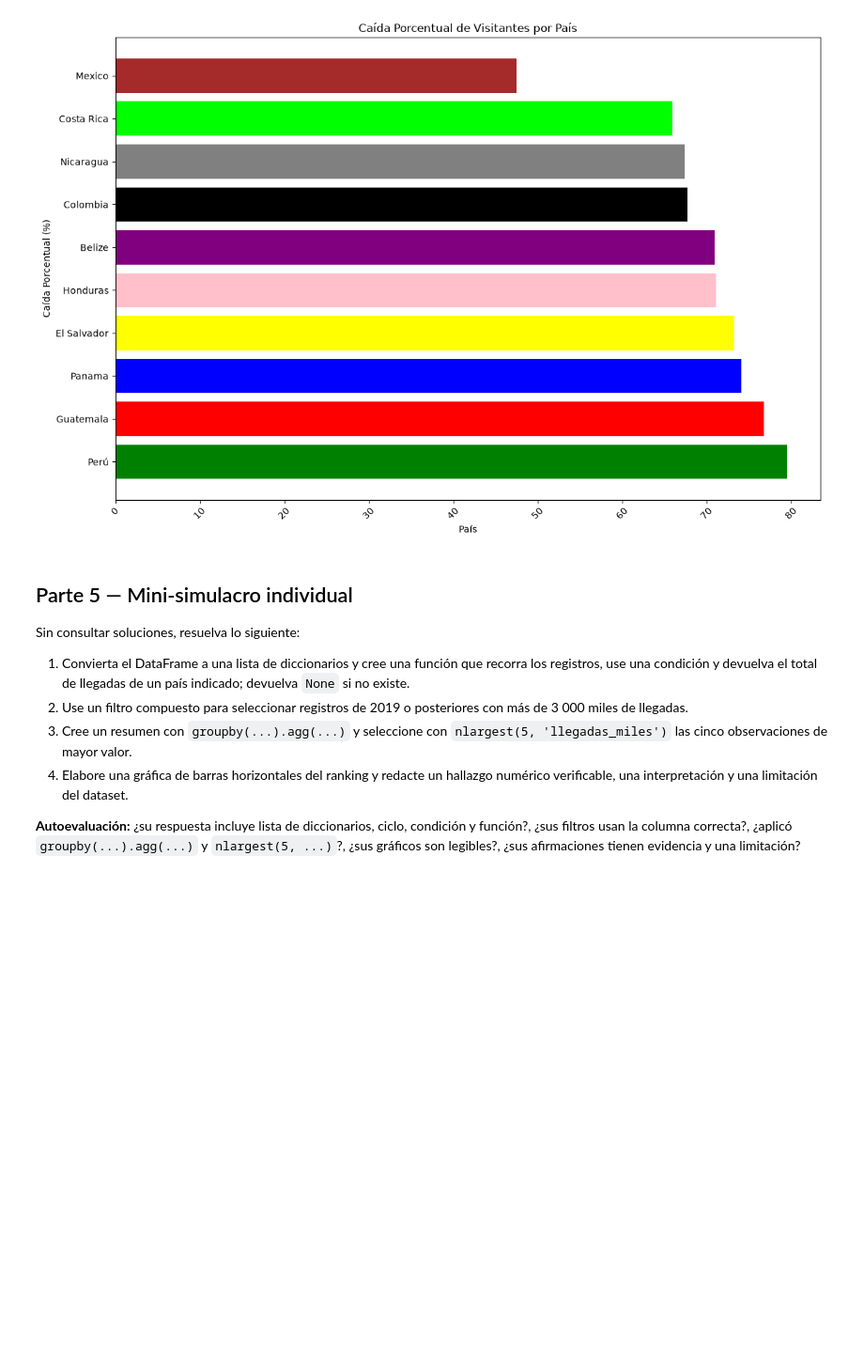
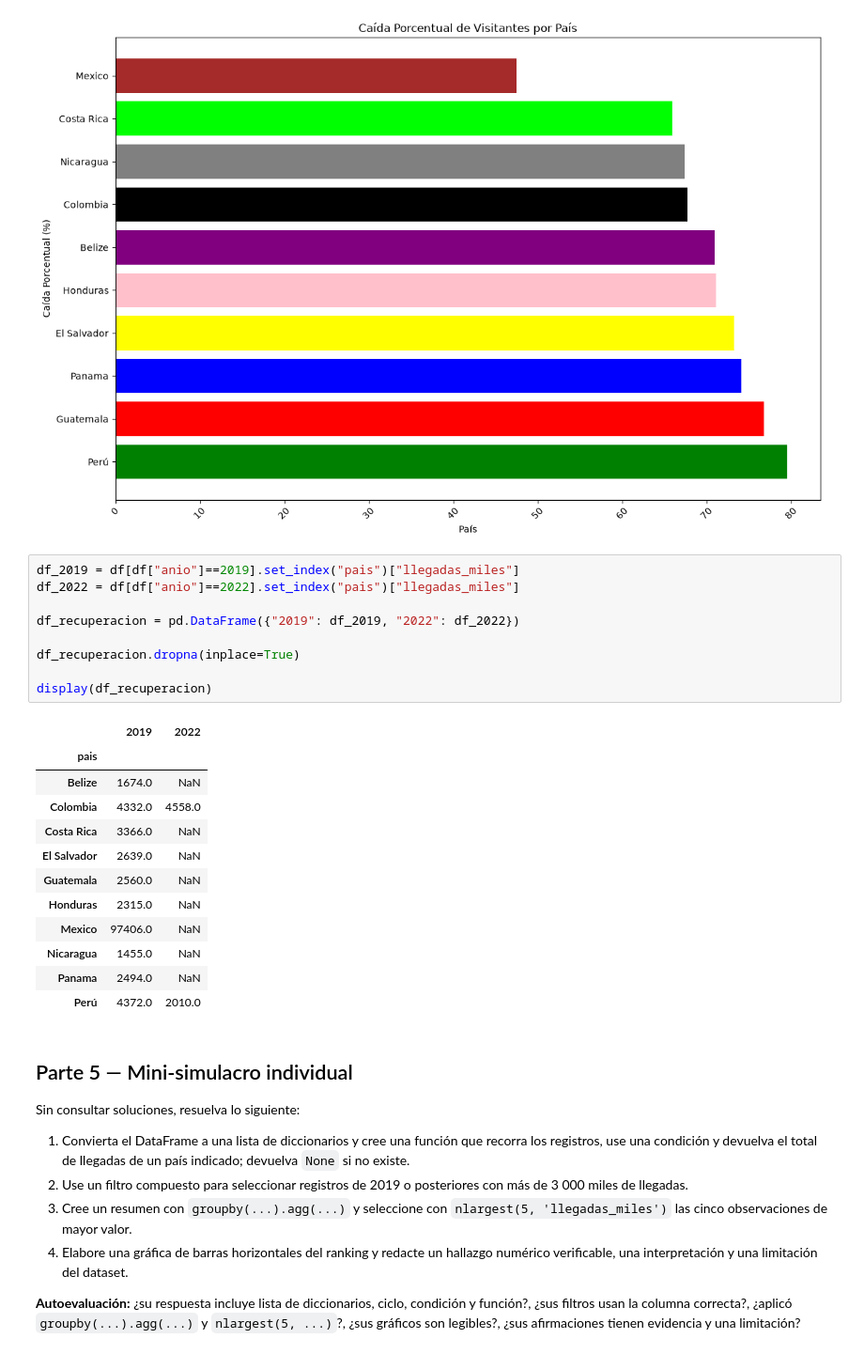
Before and after one commit to rmvargas79-beep/2026C2-G01-FUNDAMENTOS-DE-PYTHON, a Jupyter notebook: NOTEBOOKS/Clase_13/REPASO_FINAL_TURISMO_INTERNACIONAL_ESTUDIANTE.ipynb, the cells around one changed output. Shown at 94% size. Cells and saved outputs as stored; diff of their text form; blank space fills up the shorter version.

```diff
--- a/NOTEBOOKS/Clase_13/REPASO_FINAL_TURISMO_INTERNACIONAL_ESTUDIANTE.ipynb
+++ b/NOTEBOOKS/Clase_13/REPASO_FINAL_TURISMO_INTERNACIONAL_ESTUDIANTE.ipynb
@@ -231,6 +231,28 @@ plt.tight_layout()
 plt.show()
 # %% [output]
 [figure]
+# %%
+df_2019 = df[df["anio"]==2019].set_index("pais")["llegadas_miles"]
+df_2022 = df[df["anio"]==2022].set_index("pais")["llegadas_miles"]
+
+df_recuperacion = pd.DataFrame({"2019": df_2019, "2022": df_2022})
+
+df_recuperacion.dropna(inplace=True)
+
+display(df_recuperacion)
+# %% [output]
+|  | 2019 | 2022 |
+| pais |  |  |
+| Belize | 1674.0 | NaN |
+| Colombia | 4332.0 | 4558.0 |
+| Costa Rica | 3366.0 | NaN |
+| El Salvador | 2639.0 | NaN |
+| Guatemala | 2560.0 | NaN |
+| Honduras | 2315.0 | NaN |
+| Mexico | 97406.0 | NaN |
+| Nicaragua | 1455.0 | NaN |
+| Panama | 2494.0 | NaN |
+| Perú | 4372.0 | 2010.0 |
 # %% [markdown]
 ## Parte 5 — Mini-simulacro individual
 
```
